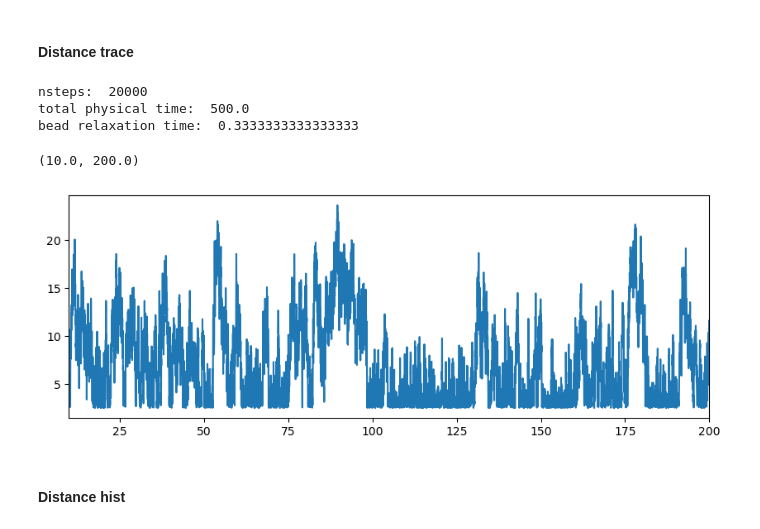
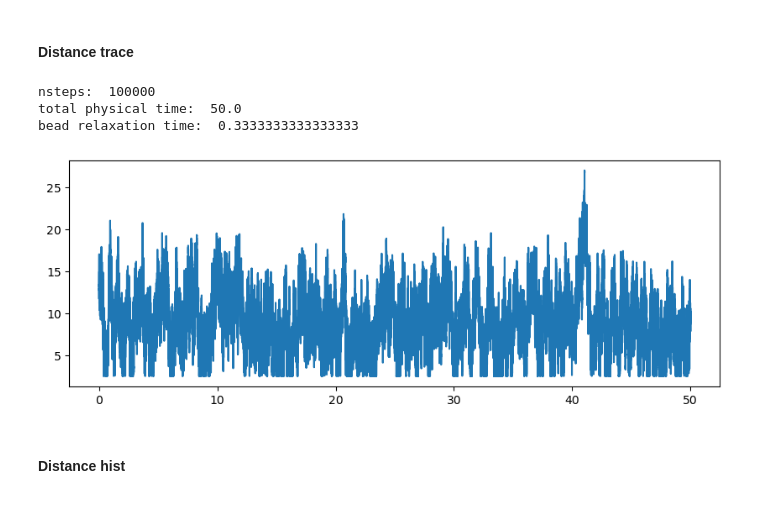
Before and after one commit to ta-rekt/Droplet, a Jupyter notebook: viz-rouse.ipynb, the cells around one changed output. Drawn from its saved outputs; the diff is of its cells as text; code cells hidden in the pictures.

```diff
--- a/viz-rouse.ipynb
+++ b/viz-rouse.ipynb
@@ -356,7 +356,7 @@ from viz_util.bvp_solver import (
     Parameters, d2fb_dphi2,
 )
 
-keya = 10
+keya = 5
 p_sim = data[alphas[keya]]["surface_params"]
 
 p = Parameters(
@@ -619,17 +619,16 @@ Saved figure to media/figures/20260612/rouse_exit_rate_langevin.pdf
 # %%
 fig, ax = plt.subplots(1,1,figsize=(10, 3.5))
 
-ax.plot(t_grid_distance, distance_traj[15])
+ax.plot(t_grid_distance, distance_traj[1])
 print("nsteps: ", nsteps_distance)
 print("total physical time: ", dt*nsteps_distance)
 print("bead relaxation time: ", _first["bead_relax_time"])
-ax.set_xlim(10, 200)
+# ax.set_xlim(10, 200)
 # %% [output]
-nsteps:  20000
-total physical time:  500.0
+nsteps:  100000
+total physical time:  50.0
 bead relaxation time:  0.3333333333333333
-(10.0, 200.0)
-[figure, old version]
+[figure, new version]
 # %% [markdown]
 #### Distance hist
 # %%
```
Also changed, not shown: parts of 9 cells of this notebook, 9 other files.
